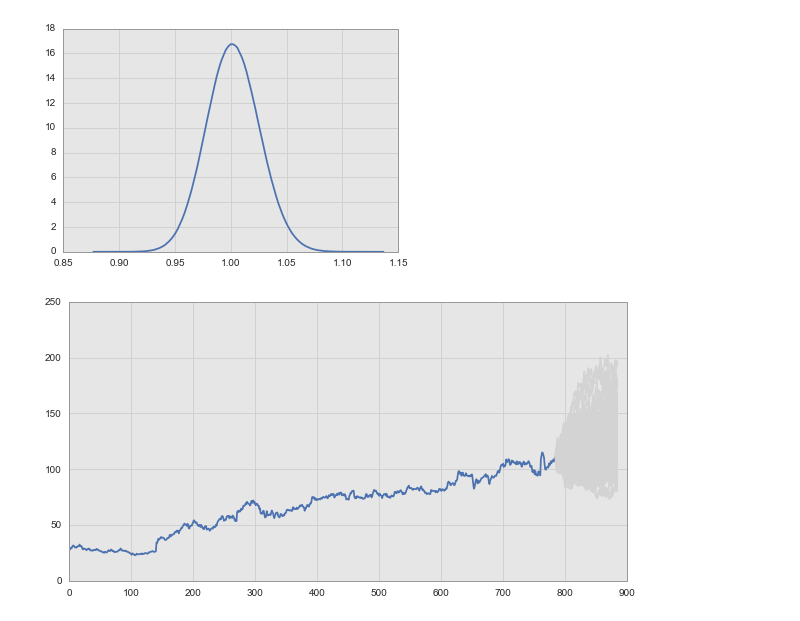
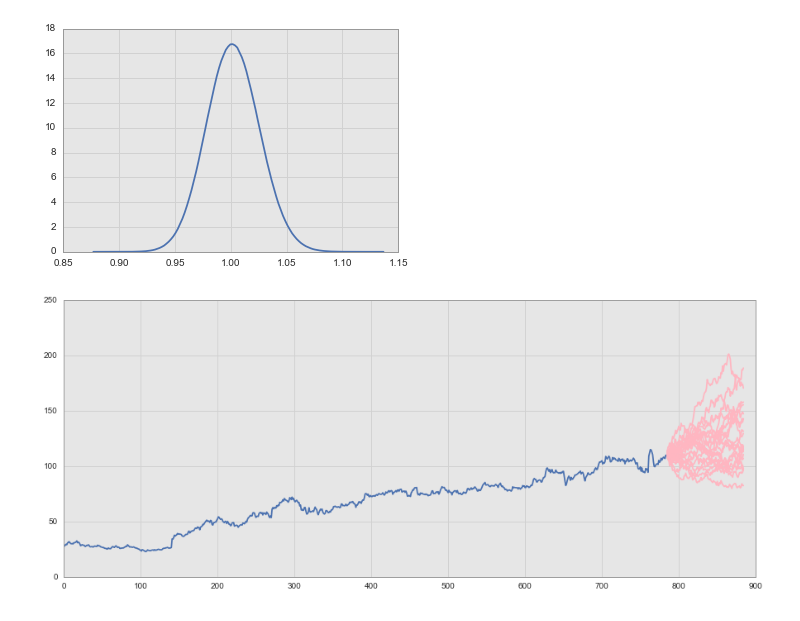
Before and after one commit to bbahmany/quant-finance, a Jupyter notebook: forcasting.ipynb, the cells around one changed output. Saved outputs shown, nothing was run; the diff lists cells and outputs as text; code cells hidden in the pictures.

```diff
--- a/forcasting.ipynb
+++ b/forcasting.ipynb
@@ -86,16 +86,25 @@ sns.distplot(np.random.lognormal(0.00173433, np.sqrt(0.0005644), 10000000), kde=
 [figure]
 # %%
 def simulate_random_walk(series, window=10, ahead=50):
+    """
+    Args:
+        series (ndarray): time series to use
+        window (int): number of trading weeks to use for log normal estimation
+        ahead (int): how many days do you want to forcast head for
+
+    Return (ndarray): simulated future price
+    """
 
     mu, sigma2 = mle_log_norm( get_lagged_returns(series, window) )
+
     forcast = np.random.lognormal(mu, np.sqrt(sigma2), ahead)
     forcast[0] *= series[-1:]
 
     return np.cumprod(forcast)
 # %%
-plt.figure(figsize=(10,5))
+plt.figure(figsize=(15,6))
 plt.plot(np.arange(0,basket.FB.count()), basket.FB)
-for i in range(100):
-    plt.plot(np.arange(785, 885), simulate_random_walk(basket.FB, 20, 100), 'lightgrey')
+for i in range(20):
+    plt.plot(np.arange(785, 885), simulate_random_walk(basket.FB, 50, 100), 'lightpink')
 # %% [output]
-[figure, old version]
+[figure, new version]
```
Also changed, not shown: parts of 11 cells of this notebook.
